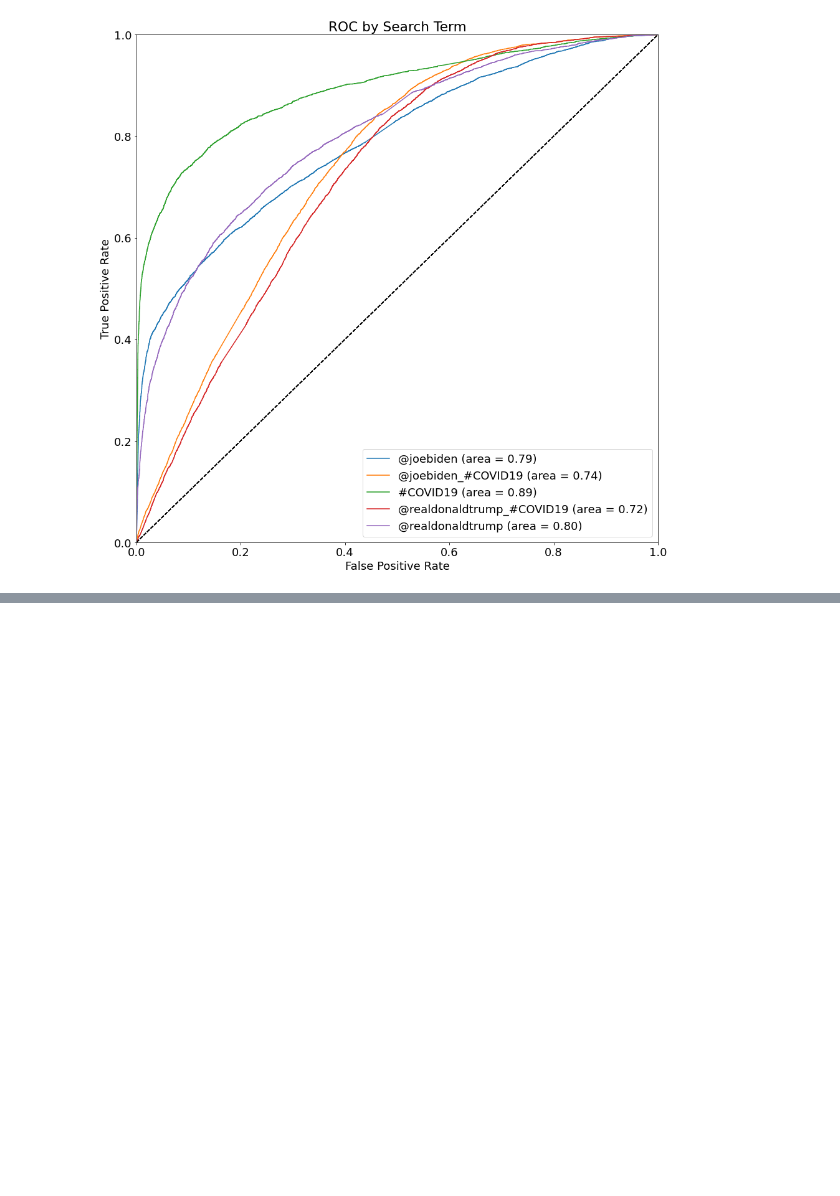
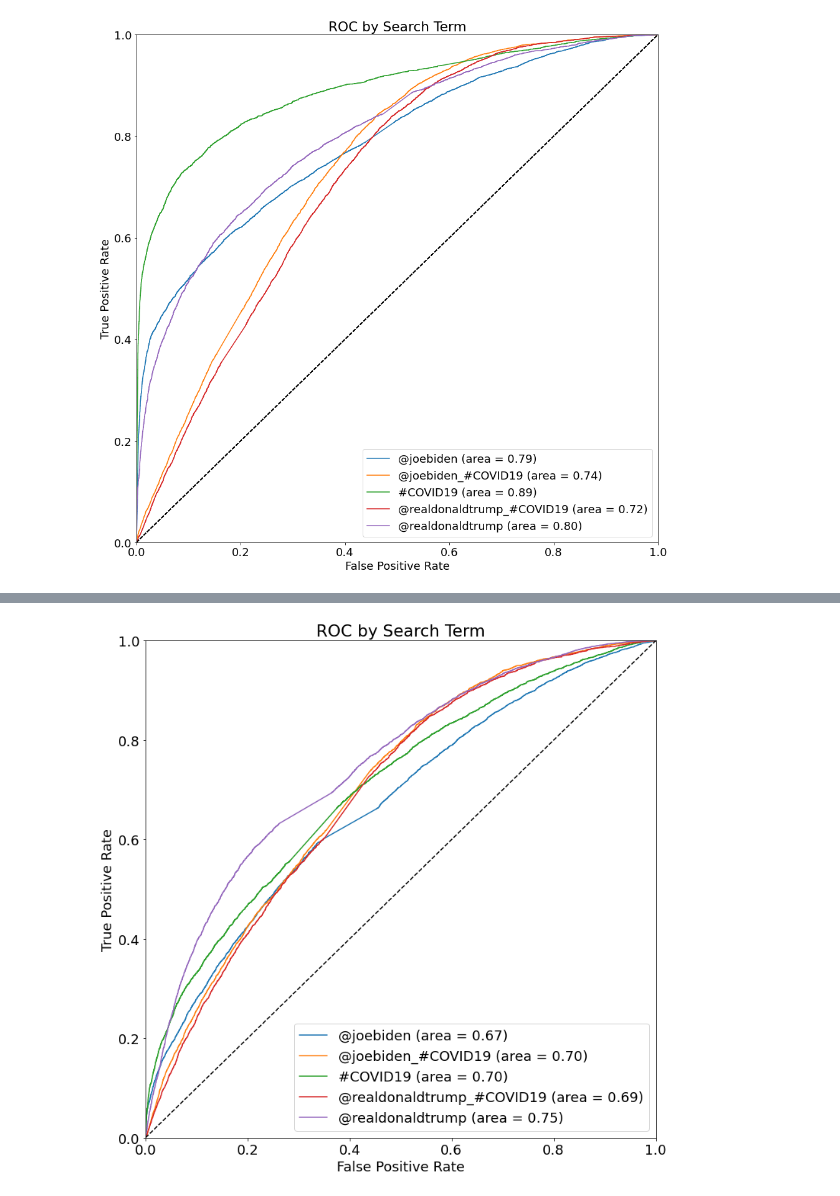
Before and after one commit to connorslagle/micro-blog-demo-targeting, a Jupyter notebook: notebooks/Untitled.ipynb, the cells around one changed output, grey strips where cells are left out. Cells and saved outputs as stored; diff of their text form; code cells hidden in the pictures; blank space fills up the shorter version.

```diff
--- a/notebooks/Untitled.ipynb
+++ b/notebooks/Untitled.ipynb
@@ -554,0 +620,4 @@ plt.show()
+# %%
+mc_roc(final_df['description'], targets['search_term_key'], [1,2,3,4,5],term_dict)
+# %% [output]
+[figure, added]
```
Also changed, not shown: parts of 13 cells of this notebook.
